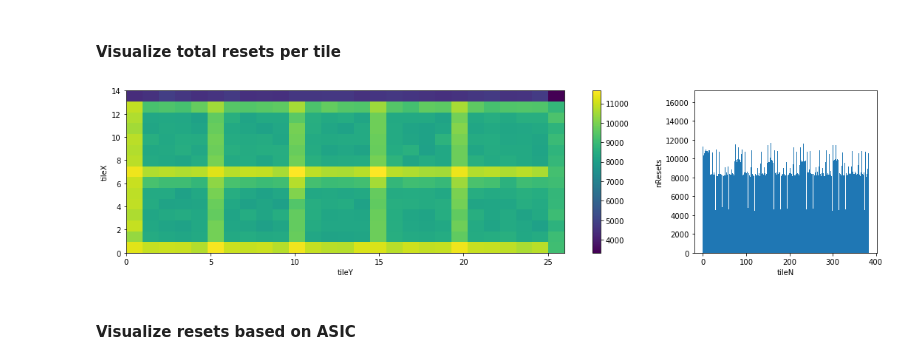
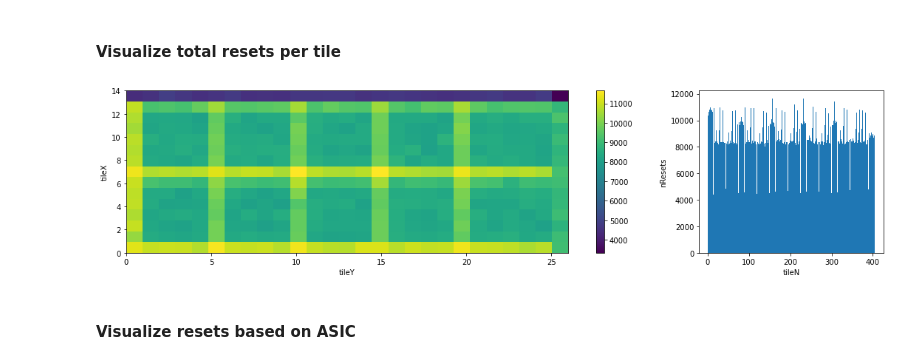
Before and after one commit to kkeefe/qpix-digital, a Jupyter notebook: simulation-rtd/radiogenicLongNB.ipynb, the cells around one changed output. Cells and saved outputs as stored; diff of their text form; code cells hidden in the pictures.

```diff
--- a/simulation-rtd/radiogenicLongNB.ipynb
+++ b/simulation-rtd/radiogenicLongNB.ipynb
@@ -231,27 +231,30 @@ df['AsicN'] = df['AsicX'] + df['AsicY'] * ceil(xMAX / channelXdim)
 npx = ((df["pX"]) - channelXdim*df["AsicX"] - 1).map(int)
 npy = ((df["pY"]) - channelYdim*df["AsicY"] - 1).map(int)
 df["nPix"] = npx + channelYdim*npy
+df["PixN"] = df['pX'] + (df['pY'] - 1) * xMAX # include -1 since pY is one counted
 # %% [markdown]
 #### Visualize total resets per tile
 # %%
 scale = 150
 # view of tiles
 x = df['tileX'].values
 y = df['tileY'].values
+
 fig, ax = plt.subplots(1, 2, figsize =(yMAX/scale*1.5, xMAX/scale), gridspec_kw={'width_ratios': [3, 1]})
+
 h = ax[0].hist2d(y, x, bins=[len(df['tileY'].unique()), len(df['tileX'].unique())])
 ax[0].set_ylabel('tileX')
 ax[0].set_xlabel("tileY")
 fig.colorbar(h[3], ax=ax[0])
 
 tiles = df['tileN'].values
-ax[1].hist(tiles, bins=384, range=(0,384))
+ax[1].hist(tiles, bins=405, range=(0,405))
 ax[1].set_xlabel('tileN')
 ax[1].set_ylabel('nResets')
 plt.tight_layout()
-plt.savefig("TileHits.png")
+plt.savefig("TileHits_long.pdf")
 # %% [output]
-[figure, old version]
+[figure, new version]
 # %% [markdown]
 #### Visualize resets based on ASIC
 # %%
```
Also changed, not shown: parts of 13 cells of this notebook, 5 other files.
